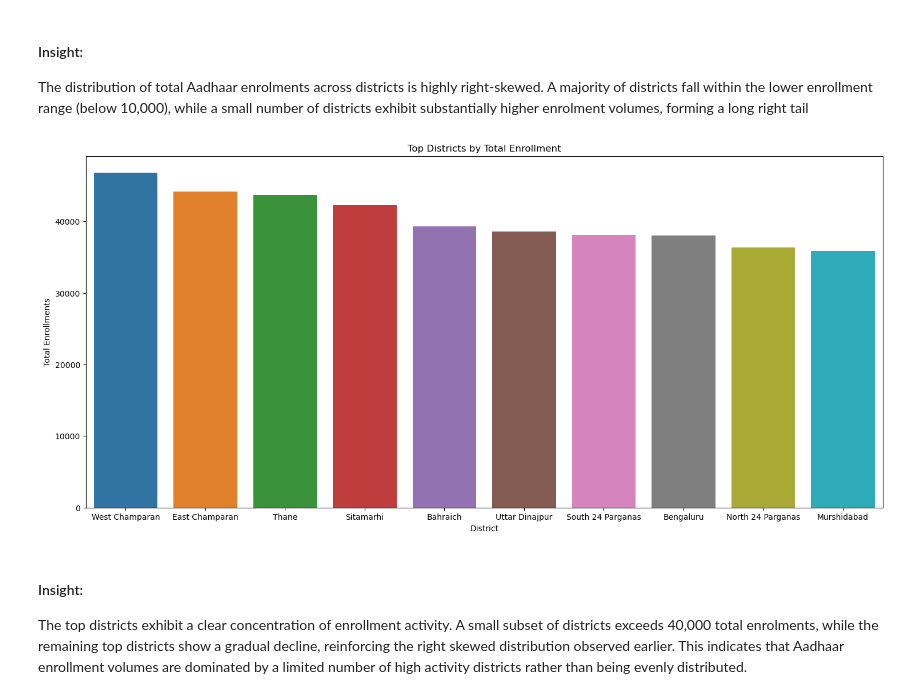
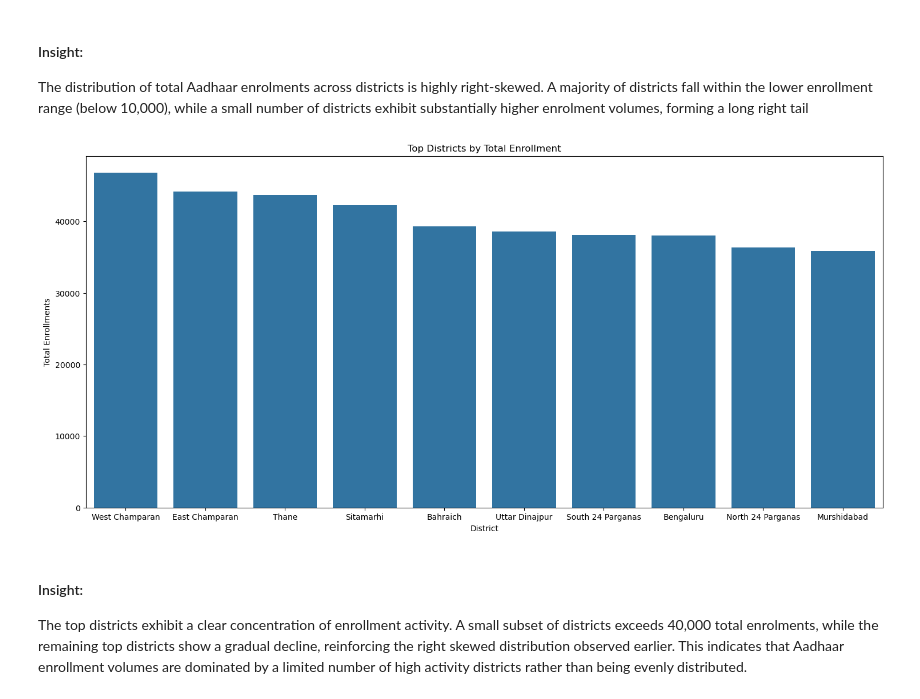
Before and after one commit to bitanpatra/Aadhar-Enrollment-Analysis, a Jupyter notebook: Notebook & Raw Data/Aadhar enrollment Analysis.ipynb, the cells around one changed output. Cells and saved outputs as stored; diff of their text form; code cells hidden in the pictures.

```diff
--- a/Notebook & Raw Data/Aadhar enrollment Analysis.ipynb
+++ b/Notebook & Raw Data/Aadhar enrollment Analysis.ipynb
@@ -611,13 +655,13 @@ The distribution of total Aadhaar enrolments across districts is highly right-sk
 A majority of districts fall within the lower enrollment range (below 10,000), while a small number of districts exhibit substantially higher enrolment volumes, forming a long right tail
 # %%
 plt.figure(figsize=(18,8))
-sns.barplot(data=top_10_districts,x='district', y='total_enrollments',hue='district')
+sns.barplot(data=top_10_districts,x='district', y='total_enrollments')
 plt.title('Top Districts by Total Enrollment')
 plt.xlabel('District')
 plt.ylabel('Total Enrollments')
 plt.show()
 # %% [output]
-[figure, old version]
+[figure, new version]
 # %% [markdown]
 #### Insight:
 The top districts exhibit a clear concentration of enrollment activity.
```
Also changed, not shown: parts of 12 cells of this notebook.
